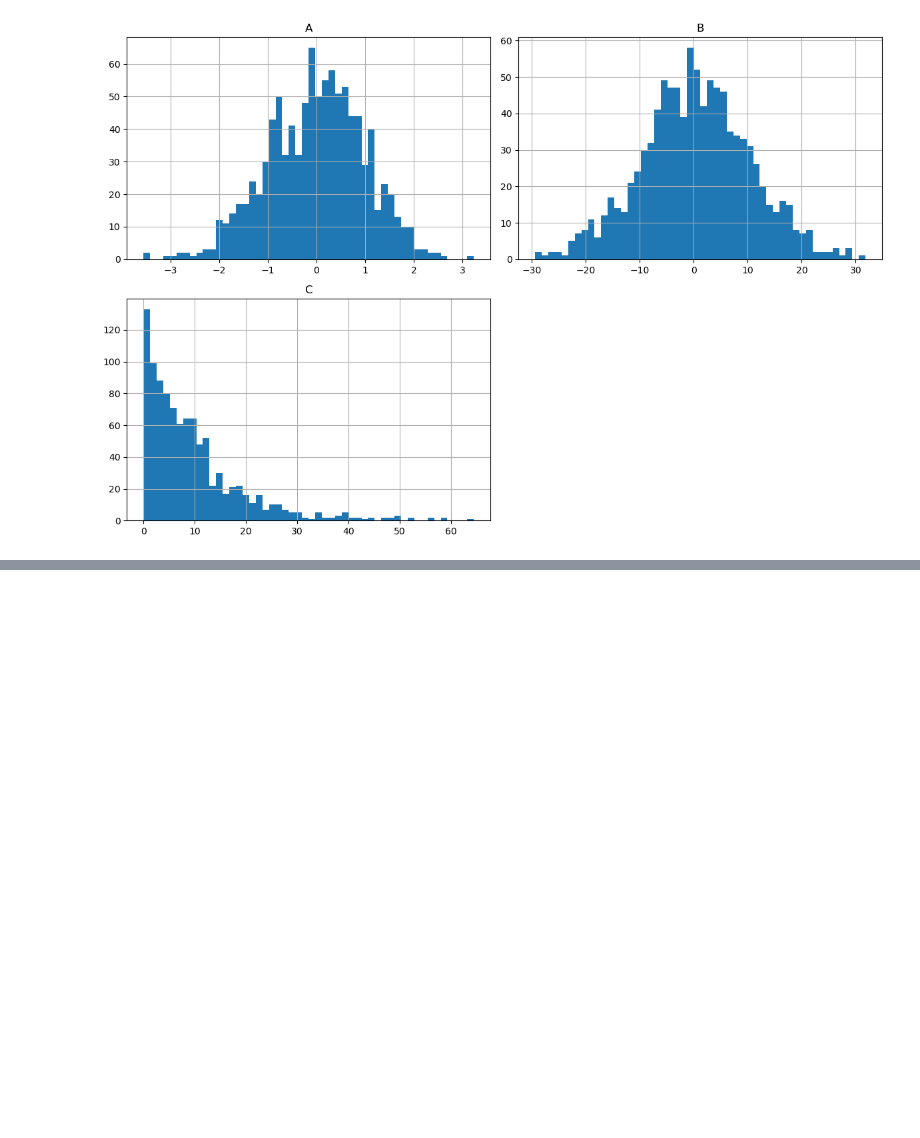
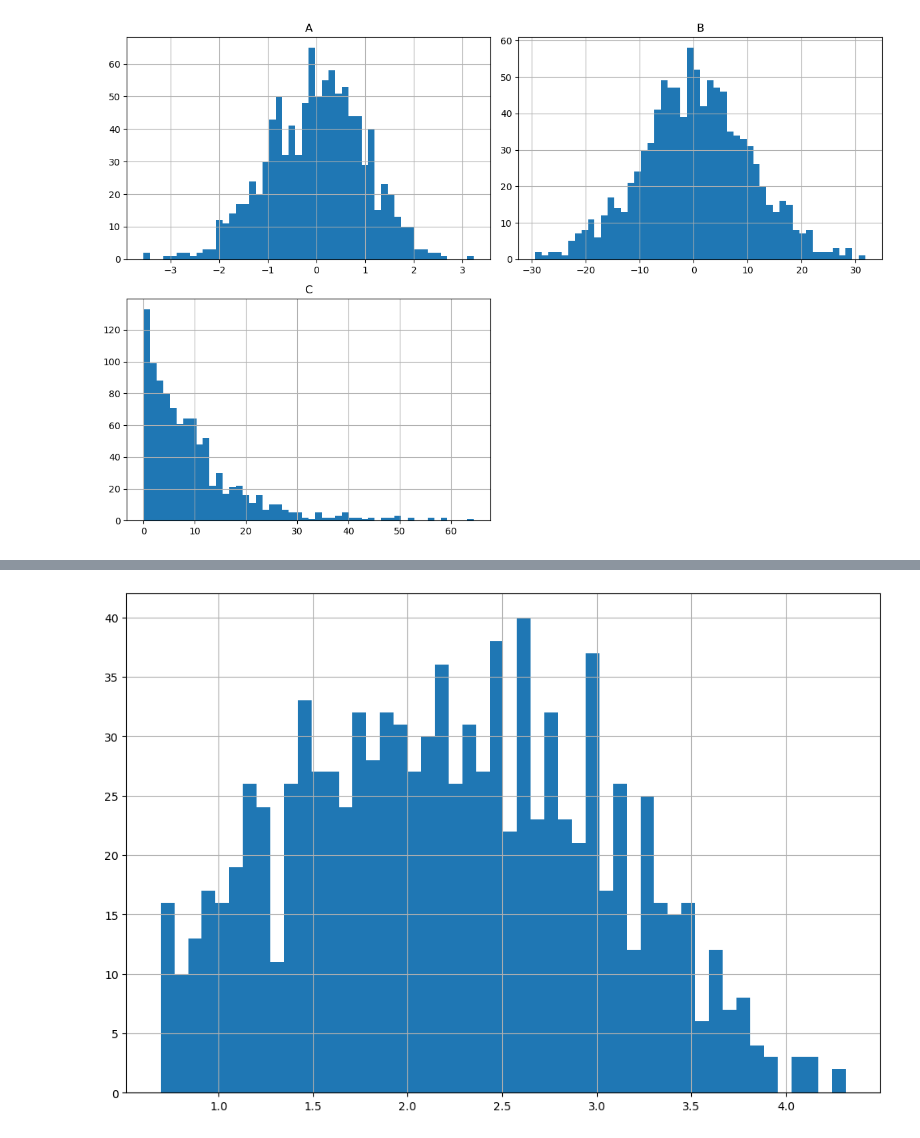
Before and after one commit to omid-sar/Interview-Preparation, a Jupyter notebook: data_manipulation/test.ipynb, the cells around one changed output, grey strips where cells are left out. Saved outputs shown, nothing was run; the diff lists cells and outputs as text; code cells hidden in the pictures; blank space fills up the shorter version.

```diff
--- a/data_manipulation/test.ipynb
+++ b/data_manipulation/test.ipynb
@@ -559,0 +568,4 @@ plt.show()
+# %%
+dft.C.apply(np.log).hist(figsize=(12, 8), bins=50);
+# %% [output]
+[figure, added]
```
Also changed, not shown: parts of 14 cells of this notebook.
